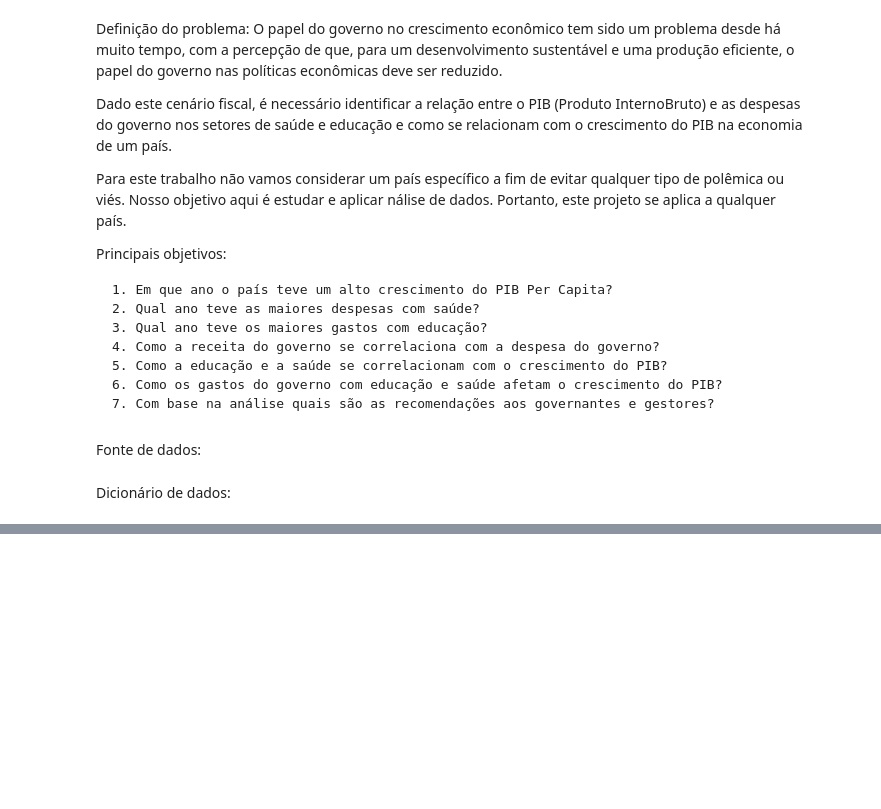
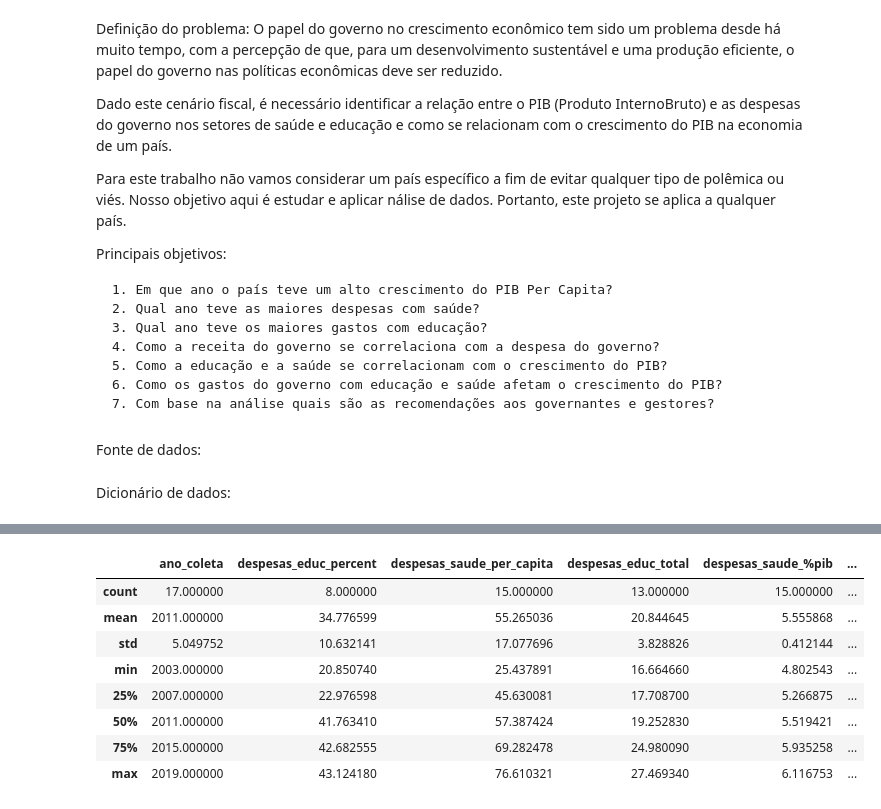
Before and after one commit to Renan-LS/Renan-LS, a Jupyter notebook: E_gov_Analytics.ipynb, the cells around one changed output, grey strips where cells are left out. Cells and saved outputs as stored; diff of their text form; code cells hidden in the pictures; blank space fills up the shorter version.

```diff
--- a/E_gov_Analytics.ipynb
+++ b/E_gov_Analytics.ipynb
@@ -33,0 +81,13 @@ Dicionário de dados:
+# %%
+# Resumo estatístico
+dados_egov.describe()
+# %% [output]
+|  | ano_coleta | despesas_educ_percent | despesas_saude_per_capita | despesas_educ_total | despesas_saude_%pib | ... |
+| count | 17.000000 | 8.000000 | 15.000000 | 13.000000 | 15.000000 | ... |
+| mean | 2011.000000 | 34.776599 | 55.265036 | 20.844645 | 5.555868 | ... |
+| std | 5.049752 | 10.632141 | 17.077696 | 3.828826 | 0.412144 | ... |
+| min | 2003.000000 | 20.850740 | 25.437891 | 16.664660 | 4.802543 | ... |
+| 25% | 2007.000000 | 22.976598 | 45.630081 | 17.708700 | 5.266875 | ... |
+| 50% | 2011.000000 | 41.763410 | 57.387424 | 19.252830 | 5.519421 | ... |
+| 75% | 2015.000000 | 42.682555 | 69.282478 | 24.980090 | 5.935258 | ... |
+| max | 2019.000000 | 43.124180 | 76.610321 | 27.469340 | 6.116753 | ... |
```
Also changed, not shown: parts of 20 cells of this notebook.
